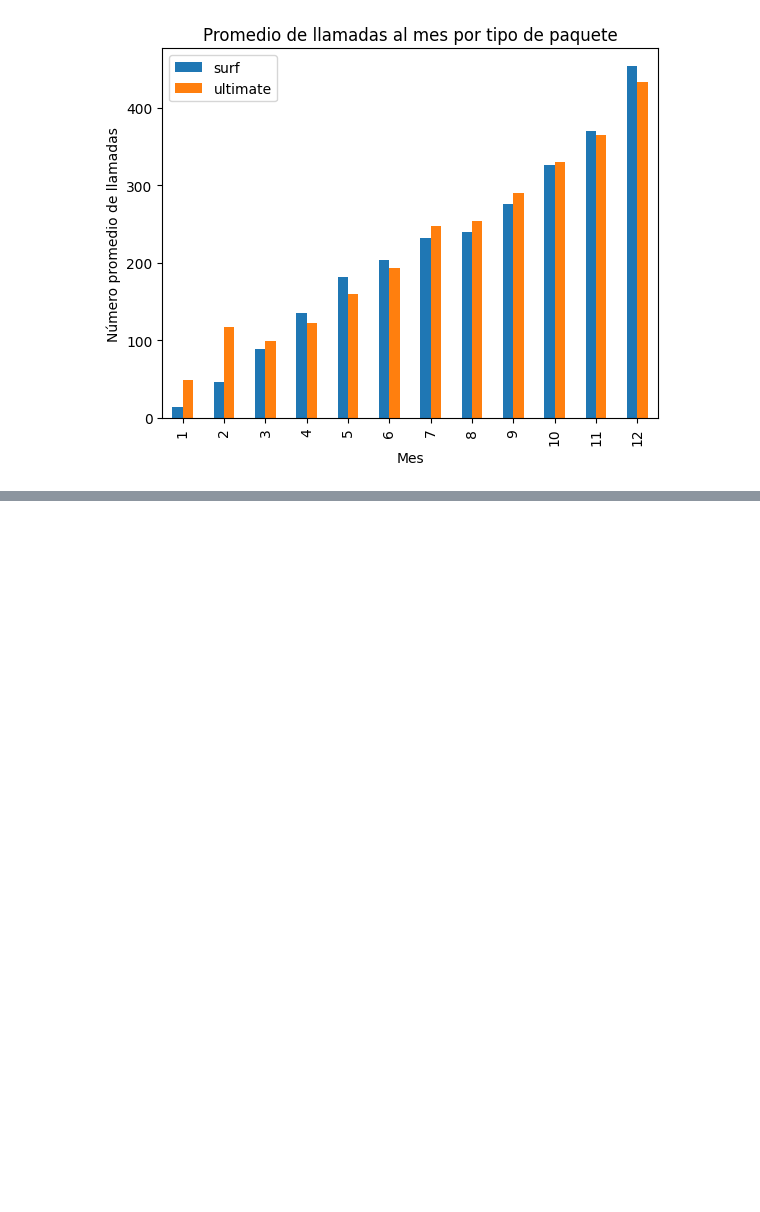
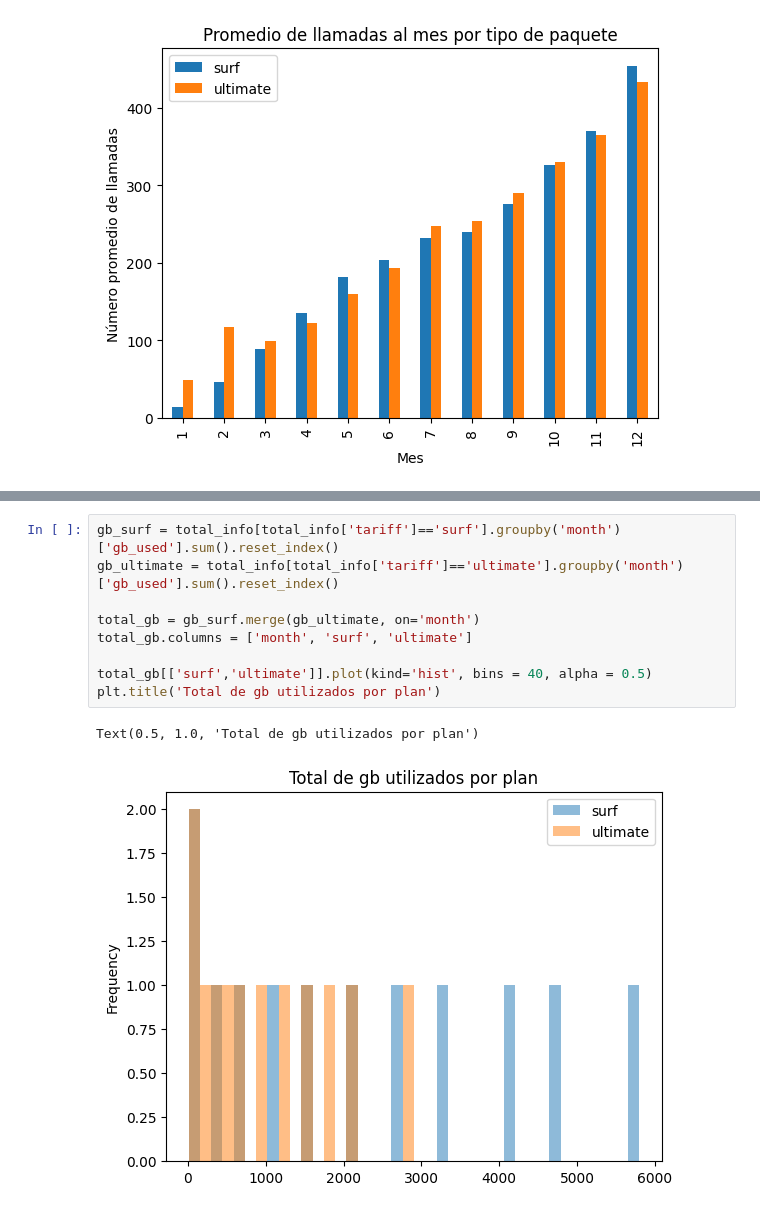
Before and after one commit to DiffelVIA/Sprint_5, a Jupyter notebook: sprint_5.ipynb, the cells around one changed output, grey strips where cells are left out. Cells and saved outputs as stored; diff of their text form; blank space fills up the shorter version.

```diff
--- a/sprint_5.ipynb
+++ b/sprint_5.ipynb
@@ -444,0 +509,12 @@ plt.show()
+# %%
+gb_surf = total_info[total_info['tariff']=='surf'].groupby('month')['gb_used'].sum().reset_index()
+gb_ultimate = total_info[total_info['tariff']=='ultimate'].groupby('month')['gb_used'].sum().reset_index()
+
+total_gb = gb_surf.merge(gb_ultimate, on='month')
+total_gb.columns = ['month', 'surf', 'ultimate']
+
+total_gb[['surf','ultimate']].plot(kind='hist', bins = 40, alpha = 0.5)
+plt.title('Total de gb utilizados por plan')
+# %% [output]
+Text(0.5, 1.0, 'Total de gb utilizados por plan')
+[figure, added]
```
Also changed, not shown: parts of 11 cells of this notebook.
